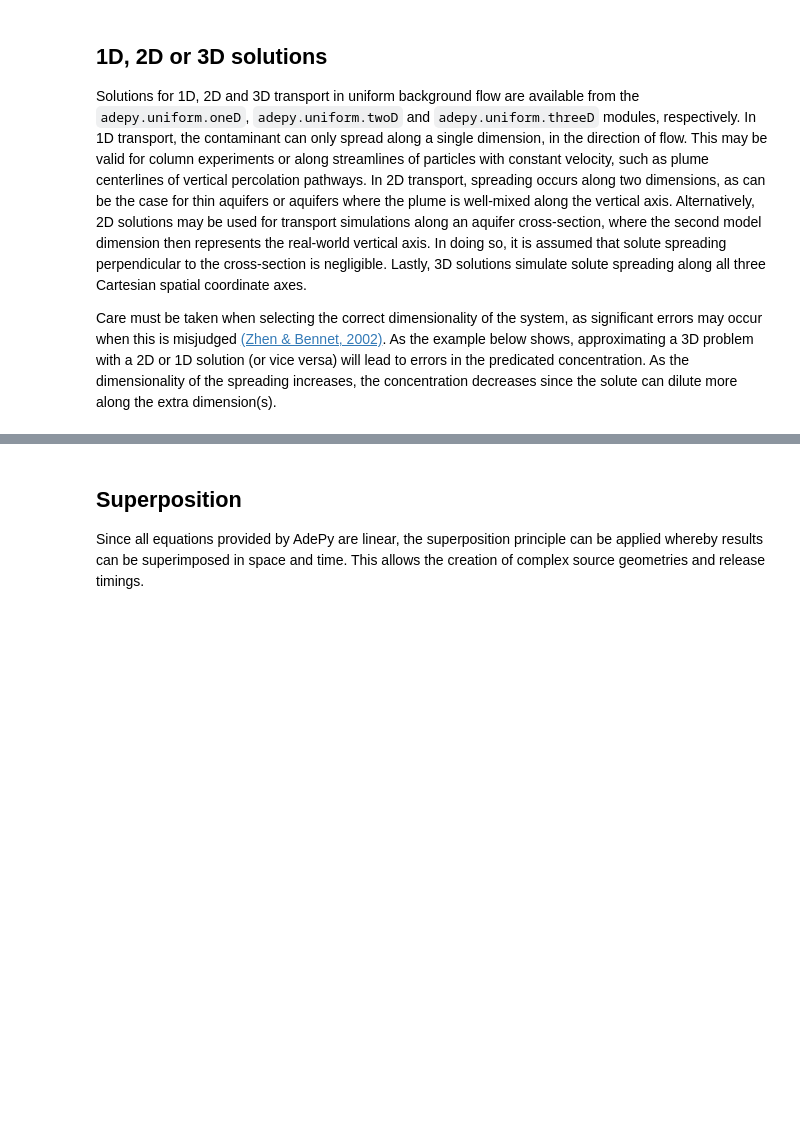
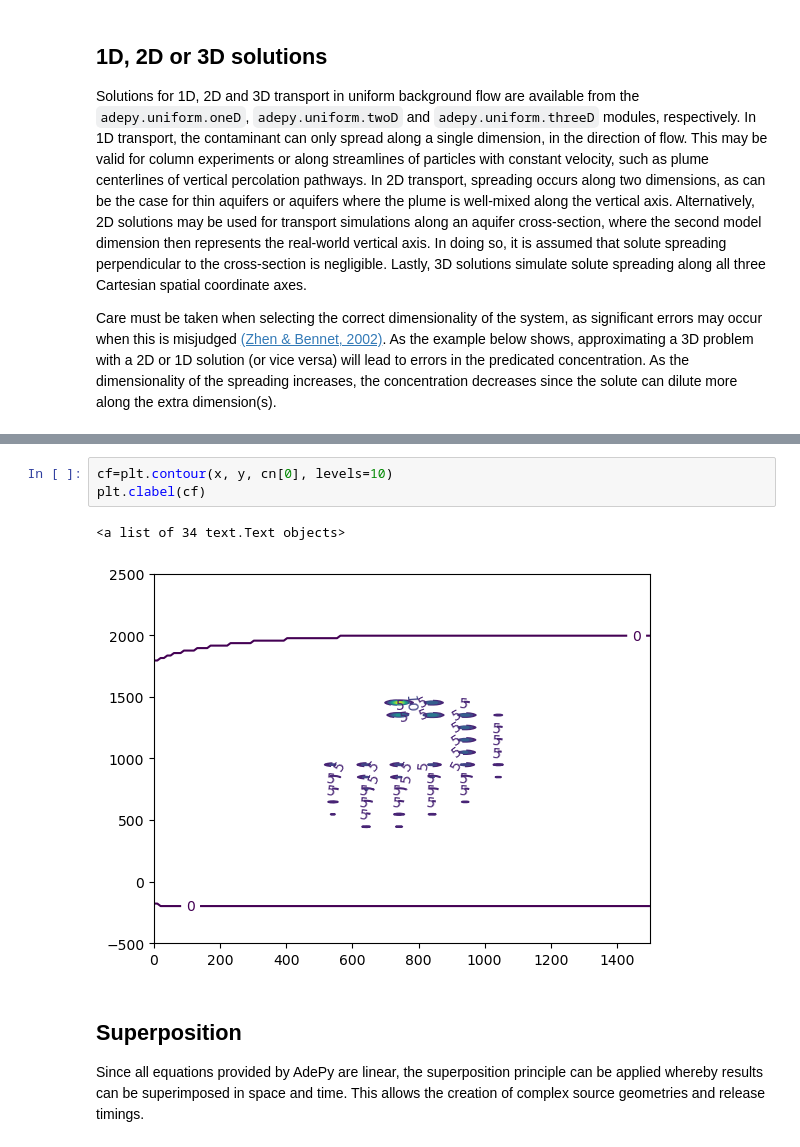
Before and after one commit to cneyens/adepy, a Jupyter notebook: doc/examples/00_uniform_overview.ipynb, the cells around one changed output, grey strips where cells are left out. Cells and saved outputs as stored; diff of their text form; blank space fills up the shorter version.

```diff
--- a/doc/examples/00_uniform_overview.ipynb
+++ b/doc/examples/00_uniform_overview.ipynb
@@ -82,3 +126,9 @@ This is illustrated below by using a predefined 3D concentration field on a regu
+# %%
+cf=plt.contour(x, y, cn[0], levels=10)
+plt.clabel(cf)
+# %% [output]
+<a list of 34 text.Text objects>
+[figure, added]
 # %% [markdown]
 ## Superposition
 
```
Also changed, not shown: parts of 3 cells of this notebook, 2 other files.
